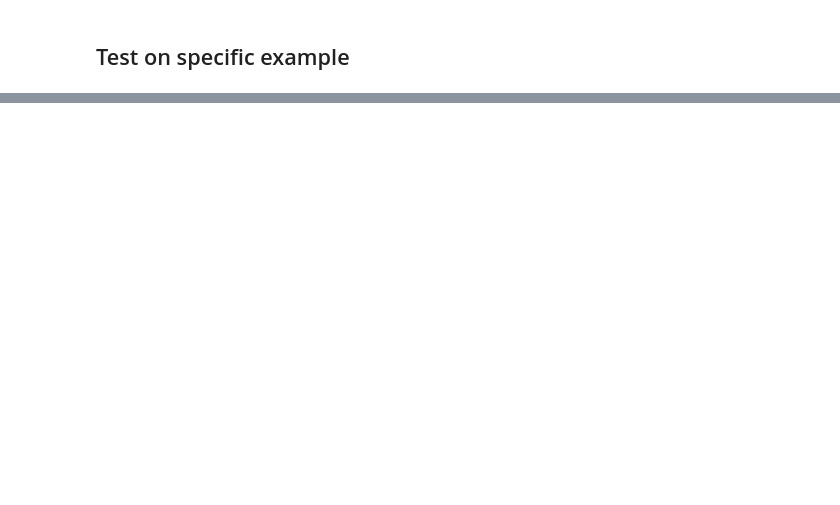
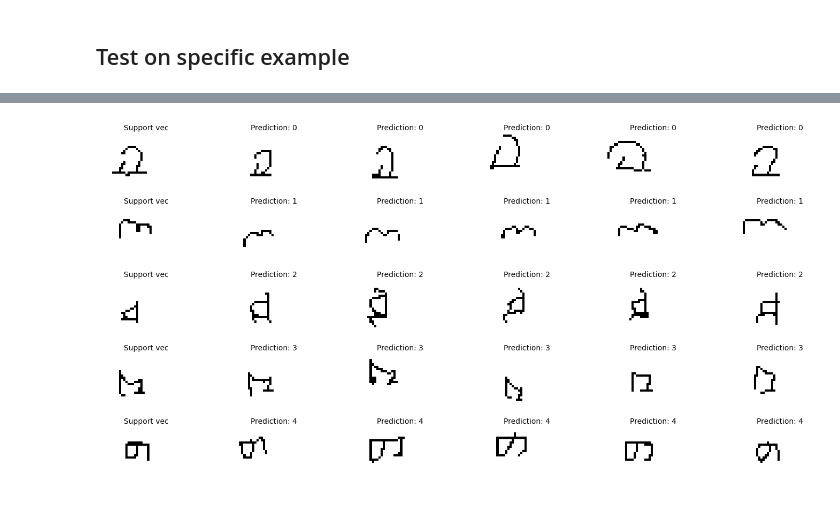
Before and after one commit to AmpiroMax/ml_mipt_dafe, a Jupyter notebook: homeworks/hw_01/prototypical_omniglot_unsolved.ipynb, the cells around one changed output, grey strips where cells are left out. Cells and saved outputs as stored; diff of their text form; code cells hidden in the pictures; blank space fills up the shorter version.

```diff
--- a/homeworks/hw_01/prototypical_omniglot_unsolved.ipynb
+++ b/homeworks/hw_01/prototypical_omniglot_unsolved.ipynb
@@ -423,0 +552,6 @@ Clipping input data to the valid range for imshow with RGB data ([0..1] for floa
+# %%
+loss, output = model.set_forward_loss(my_sample)
+# %%
+display_sample(my_sample['images'], prediction=output["prediction"], n_sup=n_support)
+# %% [output]
+[figure, added]
```
Also changed, not shown: parts of 25 cells of this notebook.
